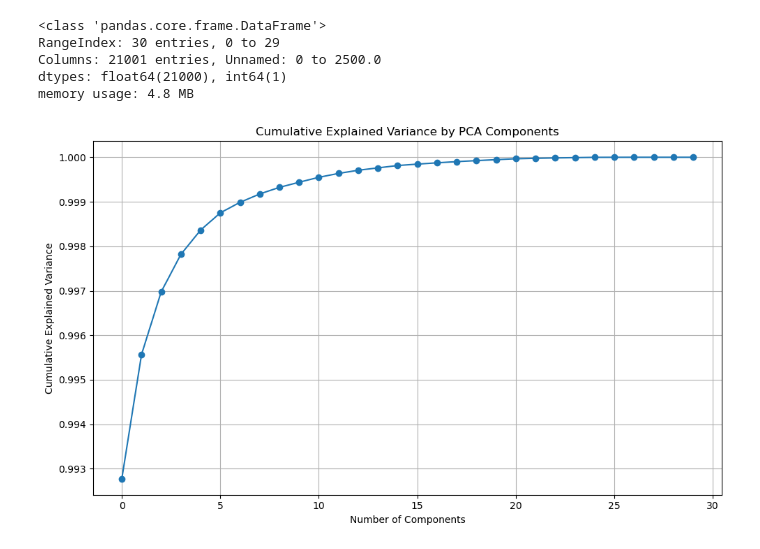
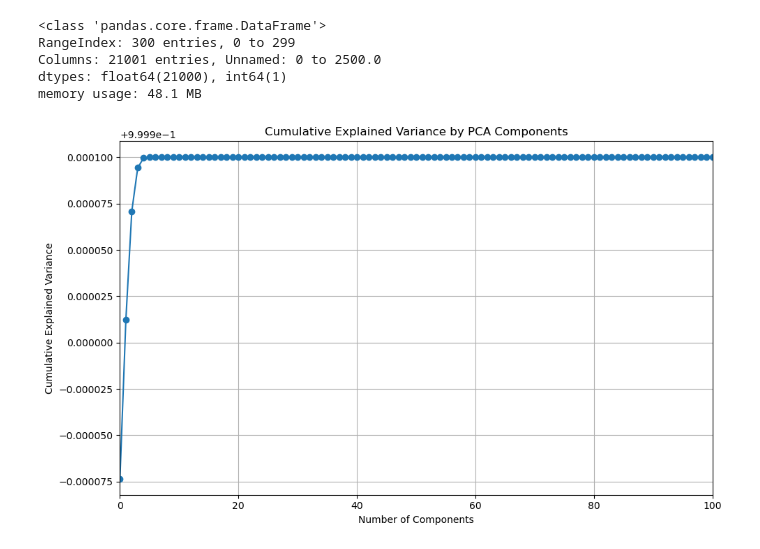
Before and after one commit to vpjuguilon/Physics-215_Project-PRISM, a Jupyter notebook: PCA.ipynb, the cells around one changed output. Drawn from its saved outputs; the diff is of its cells as text; code cells hidden in the pictures.

```diff
--- a/PCA.ipynb
+++ b/PCA.ipynb
@@ -13,36 +13,37 @@ df = pd.read_csv(file_path)
 df.info(), df.head()
 
 # Drop the first column (index)
 data = df.drop(columns=df.columns[0])
 
 # Standardize the data
 scaler = StandardScaler()
 data_scaled = scaler.fit_transform(data)
 
 # Perform PCA
 pca = PCA()
 pca_result = pca.fit_transform(data_scaled)
 
 # Explained variance
 explained_variance_ratio = pca.explained_variance_ratio_
 cumulative_variance = np.cumsum(explained_variance_ratio)
 
 # Plot cumulative variance
 plt.figure(figsize=(10, 6))
 plt.plot(cumulative_variance, marker='o')
 plt.title('Cumulative Explained Variance by PCA Components')
 plt.xlabel('Number of Components')
 plt.ylabel('Cumulative Explained Variance')
+plt.xlim(0, 100)
 plt.grid(True)
 plt.tight_layout()
 plt.show()
 # %% [output]
 <class 'pandas.core.frame.DataFrame'>
-RangeIndex: 30 entries, 0 to 29
+RangeIndex: 300 entries, 0 to 299
 Columns: 21001 entries, Unnamed: 0 to 2500.0
 dtypes: float64(21000), int64(1)
-memory usage: 4.8 MB
+memory usage: 48.1 MB
-[figure, old version]
+[figure, new version]
 # %%
 # Get the wavelengths (column names)
 wavelengths = data.columns.astype(float)
```
Also changed, not shown: parts of 5 cells of this notebook, 4 other files.
